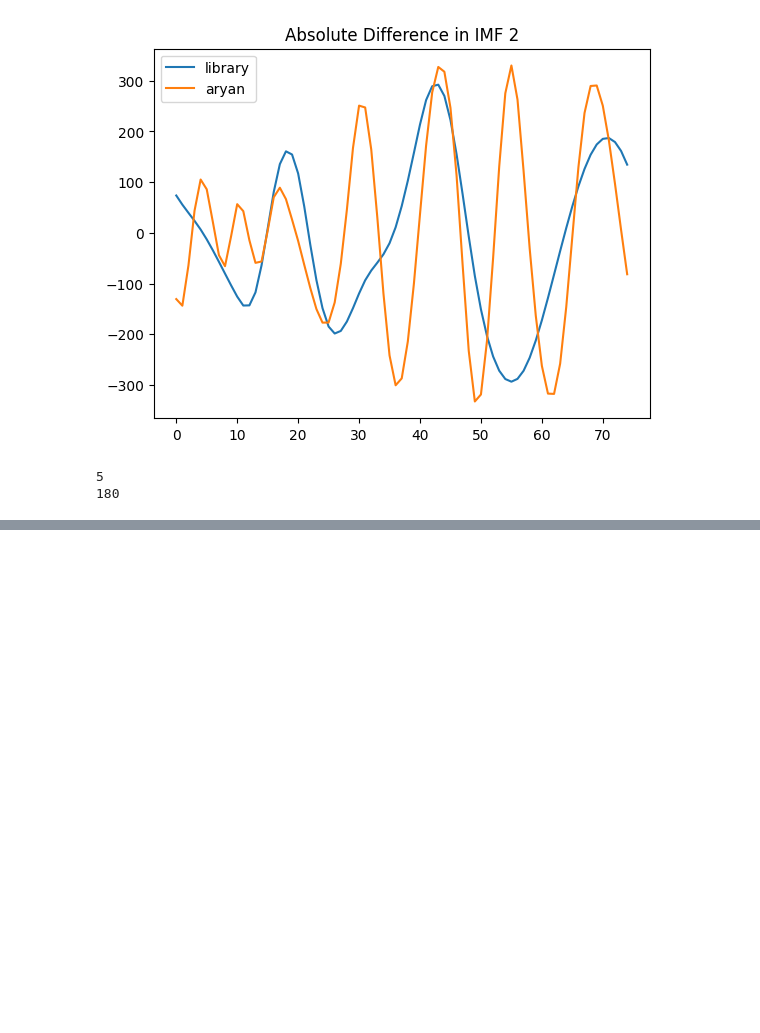
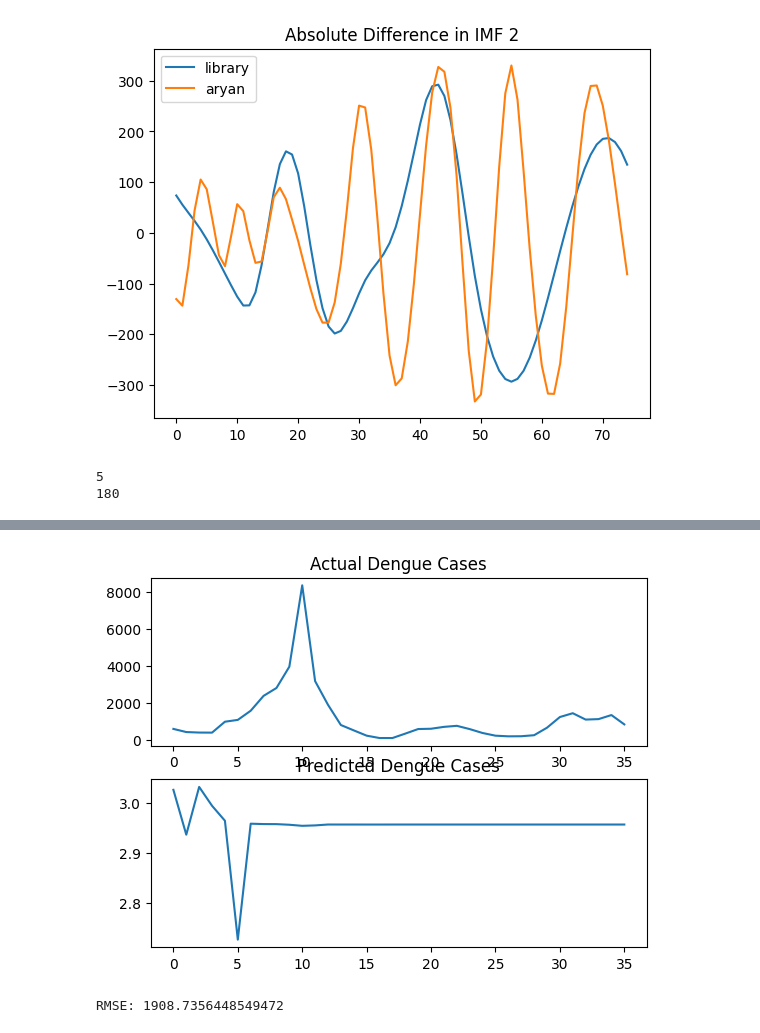
Before and after one commit to AmeyChoudhary/DPCN_Baby_Sharks, a Jupyter notebook: Amey/Code.ipynb, the cells around one changed output, grey strips where cells are left out. Saved outputs shown, nothing was run; the diff lists cells and outputs as text; code cells hidden in the pictures; blank space fills up the shorter version.

```diff
--- a/Amey/Code.ipynb
+++ b/Amey/Code.ipynb
@@ -282,0 +319,19 @@ plt.show()
+# %%
+plt.subplot(2, 1, 1)
+plt.plot(cases_series[train_size:])
+plt.title('Actual Dengue Cases')
+plt.subplot(2, 1, 2)
+plt.plot(final_test_predictions)
+plt.title('Predicted Dengue Cases')
+plt.show()
+# %% [output]
+[figure, added]
+# %%
+# calcualting the RMSE
+from sklearn.metrics import mean_squared_error
+from math import sqrt
+
+rmse = sqrt(mean_squared_error(cases_series[train_size:], final_test_predictions))
+print(f'RMSE: {rmse}')
+# %% [output]
+RMSE: 1908.7356448549472
```
Also changed, not shown: parts of 4 cells of this notebook.
